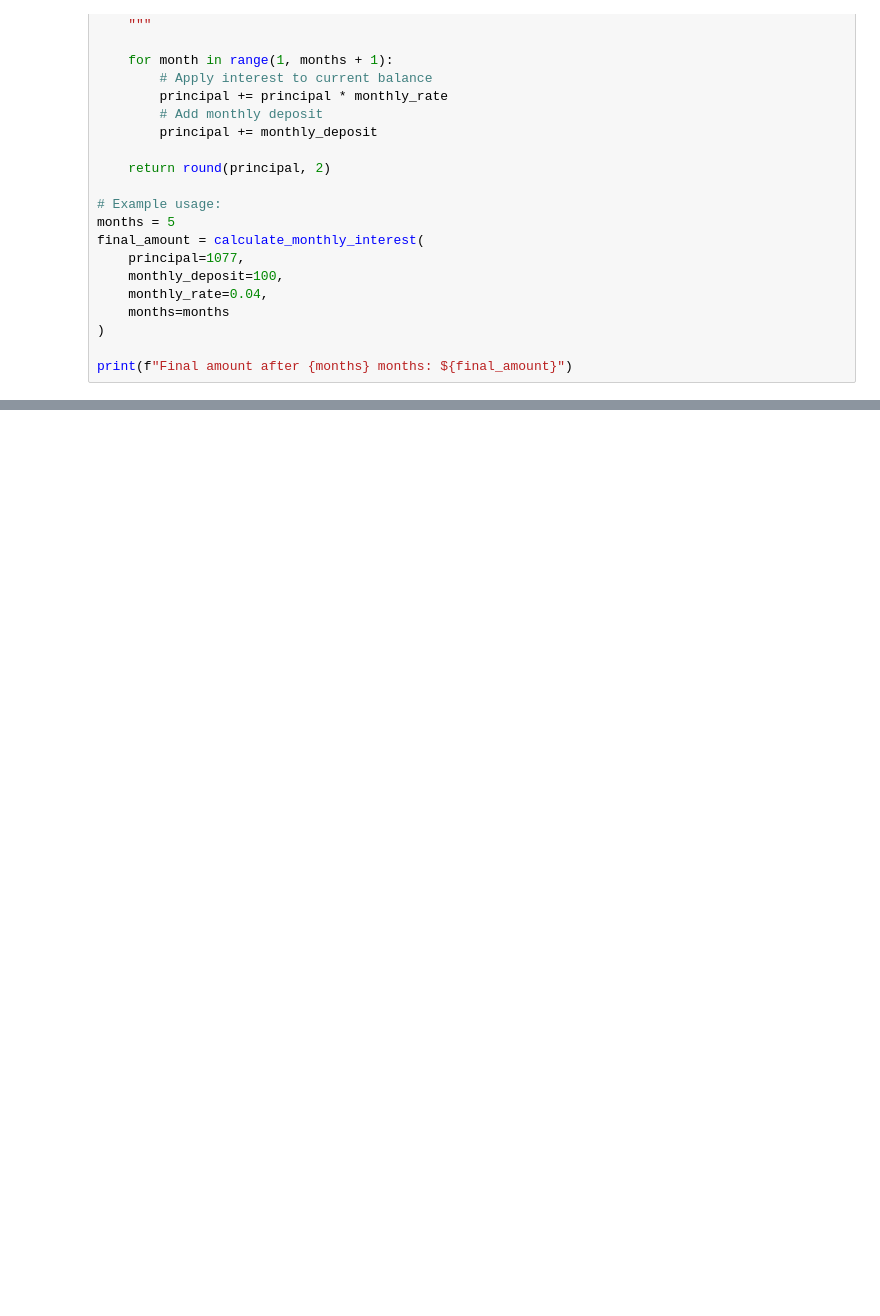
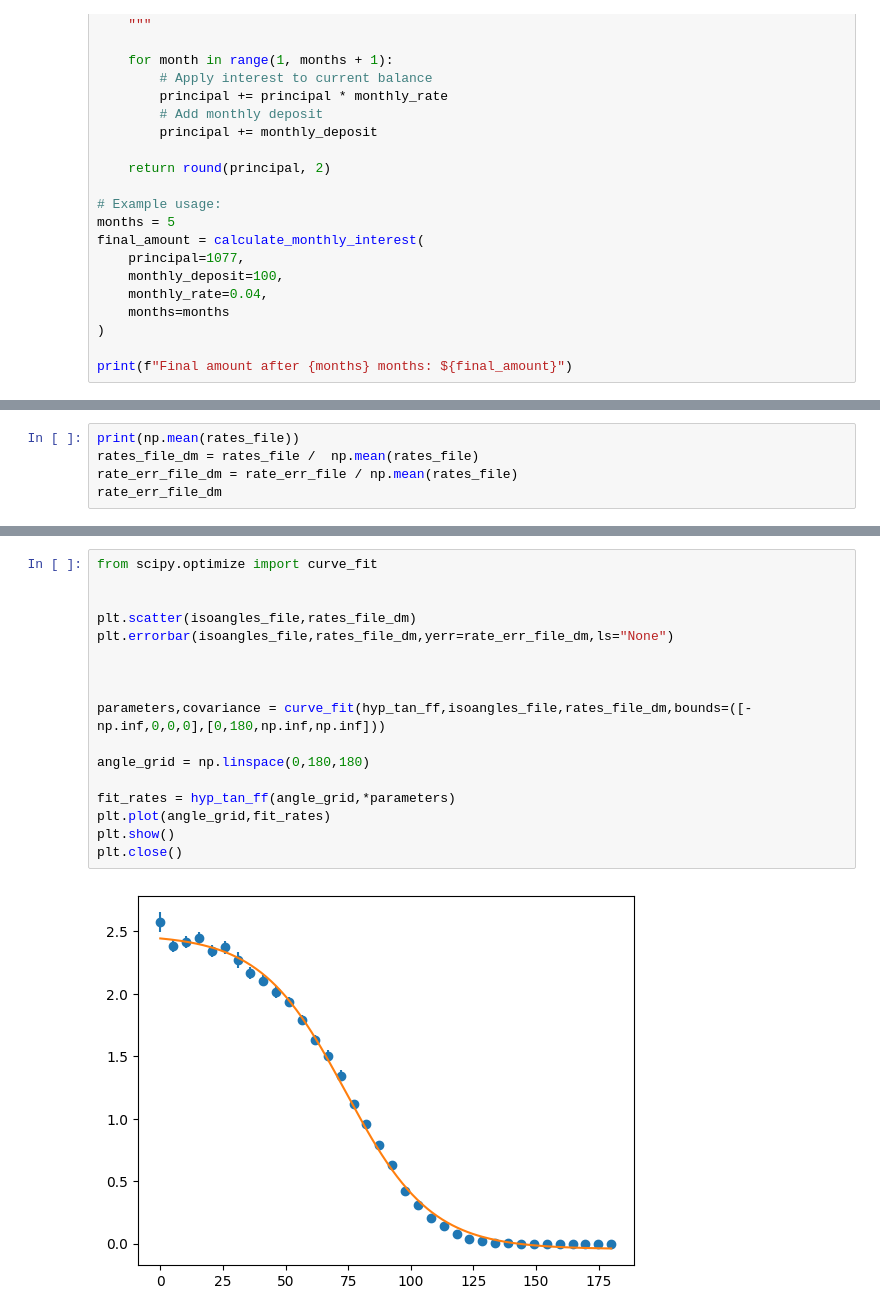
Before and after one commit to ande8412/DarkMatterRates, a Jupyter notebook: modulation_study/modulation_rates_generating.ipynb, the cells around one changed output, grey strips where cells are left out. Drawn from its saved outputs; the diff is of its cells as text; blank space fills up the shorter version.

```diff
--- a/modulation_study/modulation_rates_generating.ipynb
+++ b/modulation_study/modulation_rates_generating.ipynb
@@ -303,0 +411,5 @@ print(f"Final amount after {months} months: ${final_amount}")
+# %%
+print(np.mean(rates_file))
+rates_file_dm = rates_file /  np.mean(rates_file)
+rate_err_file_dm = rate_err_file / np.mean(rates_file)
+rate_err_file_dm
@@ -303,0 +427,19 @@ print(f"Final amount after {months} months: ${final_amount}")
+# %%
+from scipy.optimize import curve_fit
+
+
+plt.scatter(isoangles_file,rates_file_dm)
+plt.errorbar(isoangles_file,rates_file_dm,yerr=rate_err_file_dm,ls="None")
+
+
+
+parameters,covariance = curve_fit(hyp_tan_ff,isoangles_file,rates_file_dm,bounds=([-np.inf,0,0,0],[0,180,np.inf,np.inf]))
+
+angle_grid = np.linspace(0,180,180)
+
+fit_rates = hyp_tan_ff(angle_grid,*parameters)
+plt.plot(angle_grid,fit_rates)
+plt.show()
+plt.close()
+# %% [output]
+[figure, added]
```
Also changed, not shown: parts of 8 cells of this notebook, 2 other files.
